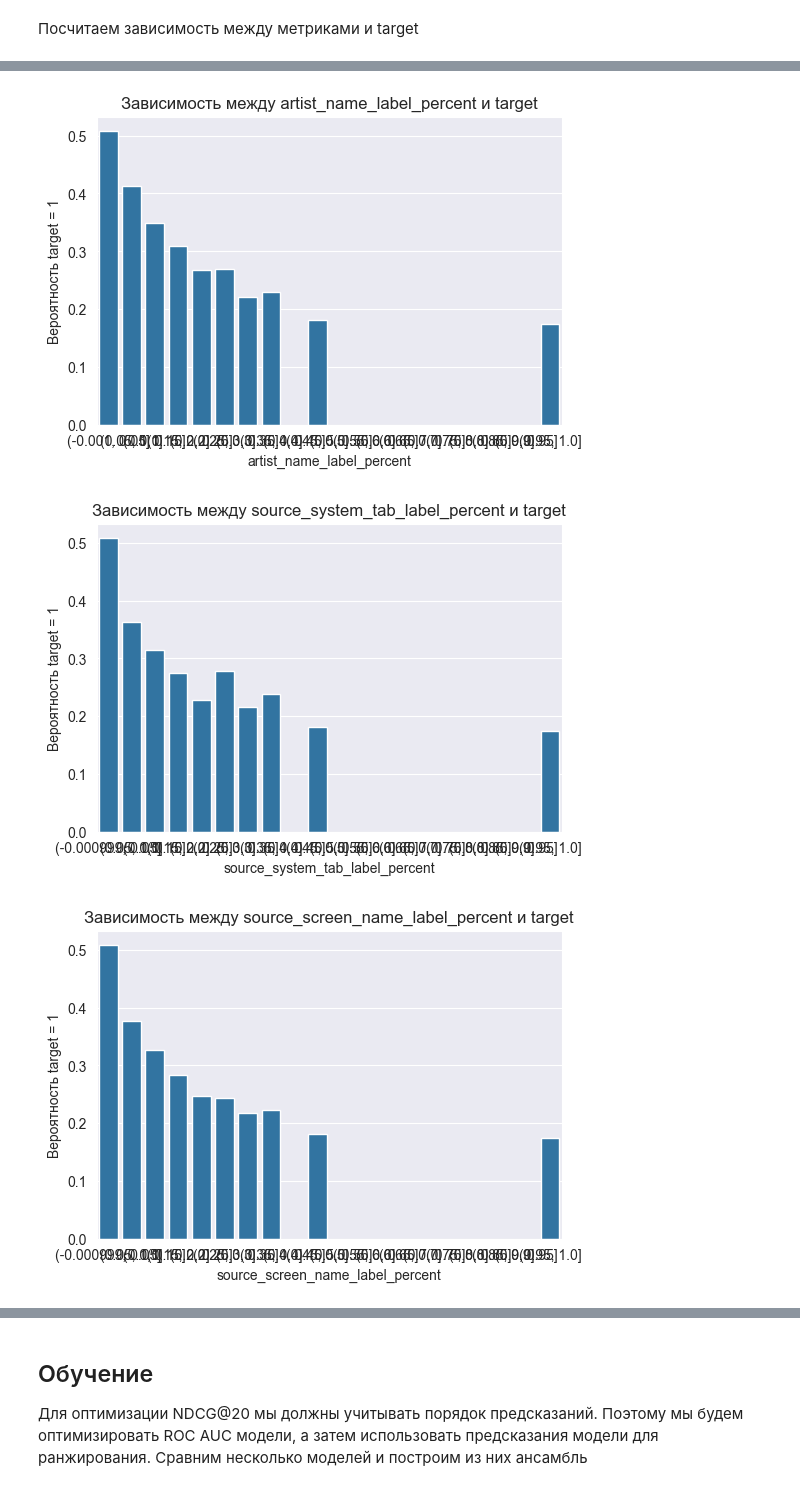
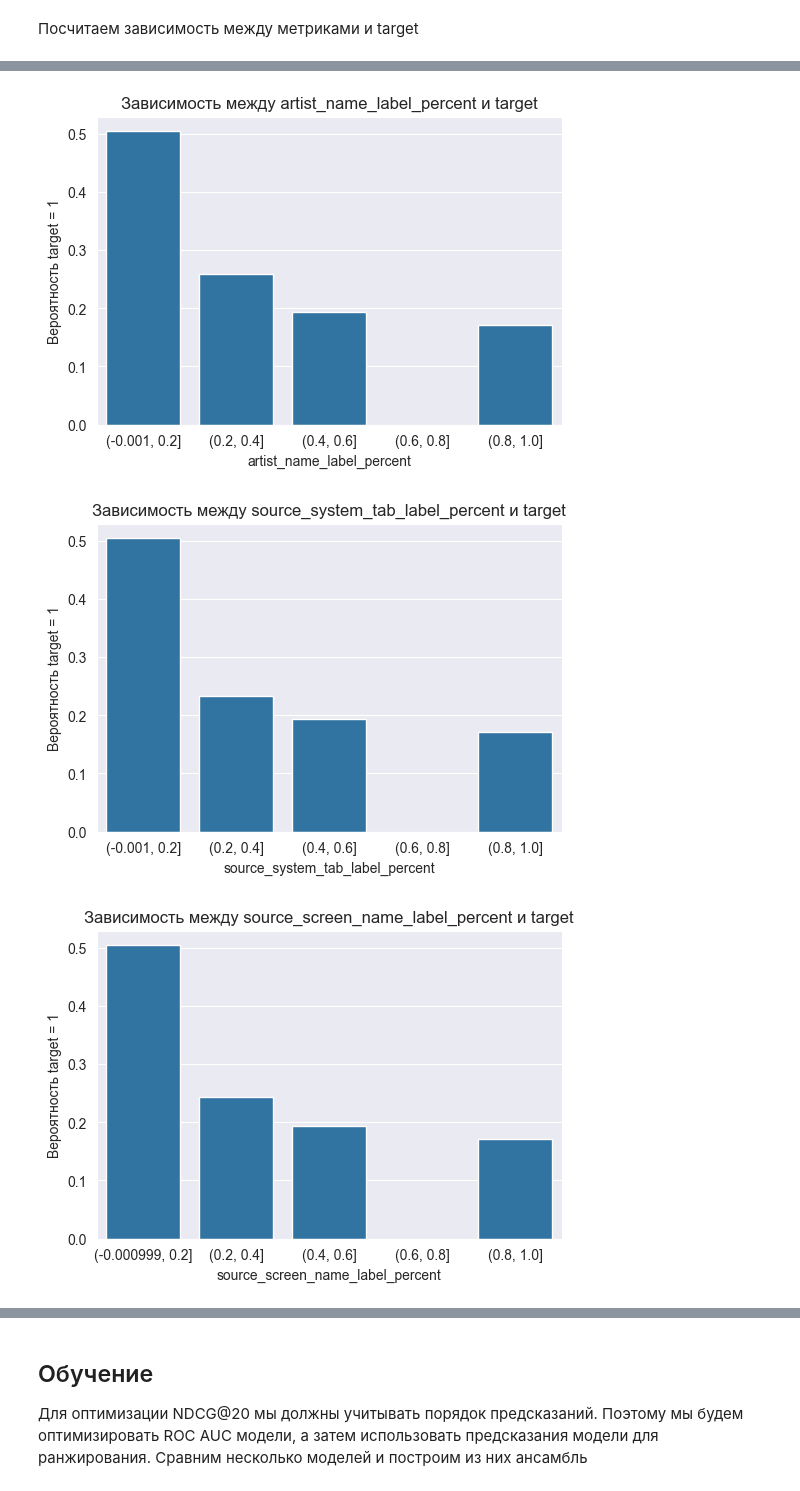
Before and after one commit to chanyshv/wsdm, a Jupyter notebook: main.ipynb, the cells around one changed output, grey strips where cells are left out. Drawn from its saved outputs; the diff is of its cells as text; code cells hidden in the pictures.

```diff
--- a/main.ipynb
+++ b/main.ipynb
@@ -252,10 +252,11 @@ full = count_history_features(full, columns)
 # %% [markdown]
 Посчитаем зависимость между метриками и target
 # %%
+import numpy as np
 def plot_binned_target_relationship(dataframe, column_name, target_column='target', bins=20, figsize=(6, 4)):
     bins = pd.cut(dataframe[column_name], bins=bins)
 
-    binned_avg_target = dataframe.groupby(bins)[target_column].mean().reset_index(name='avg_target_probability')
+    binned_avg_target = dataframe.groupby(bins, observed=False)[target_column].mean().reset_index(name='avg_target_probability')
 
     plt.figure(figsize=figsize)
     sns.barplot(x=column_name, y='avg_target_probability', data=binned_avg_target)
@@ -266,9 +267,8 @@ def plot_binned_target_relationship(dataframe, column_name, target_column='targe
 
 
 columns = ['lyricist_label_percent', 'composer_label_percent', 'artist_name_label_percent',
-           'source_system_tab_label_percent', 'source_screen_name_label_percent', 'source_type_label_percent',
-           'genre_ids', 'language']
+           'source_system_tab_label_percent', 'source_screen_name_label_percent', 'source_type_label_percent', ]
 
 for column in columns:
-    plot_binned_target_relationship(full, column, target_column='target', bins=20)
+    plot_binned_target_relationship(full, column, target_column='target', bins=5)
 # %% [output]
@@ -277,3 +277,3 @@ for column in columns:
-[figure, old version]
+[figure, new version]
-[figure, old version]
+[figure, new version]
-[figure, old version]
+[figure, new version]
```
Also changed, not shown: parts of 9 cells of this notebook.
